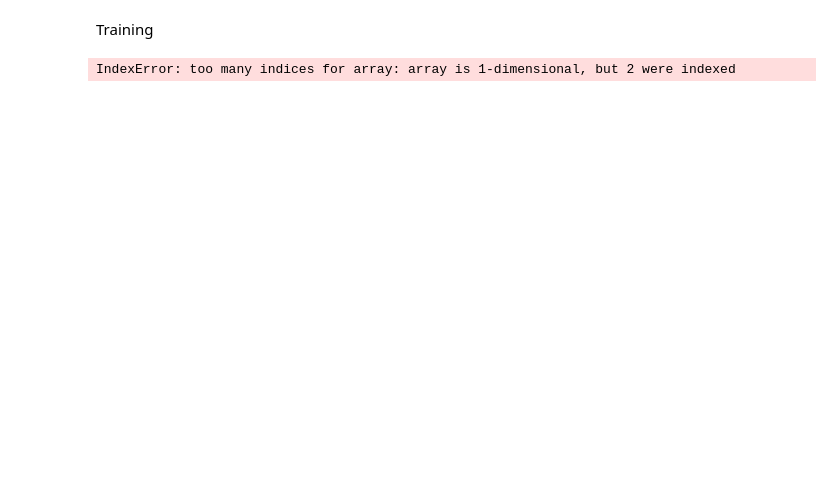
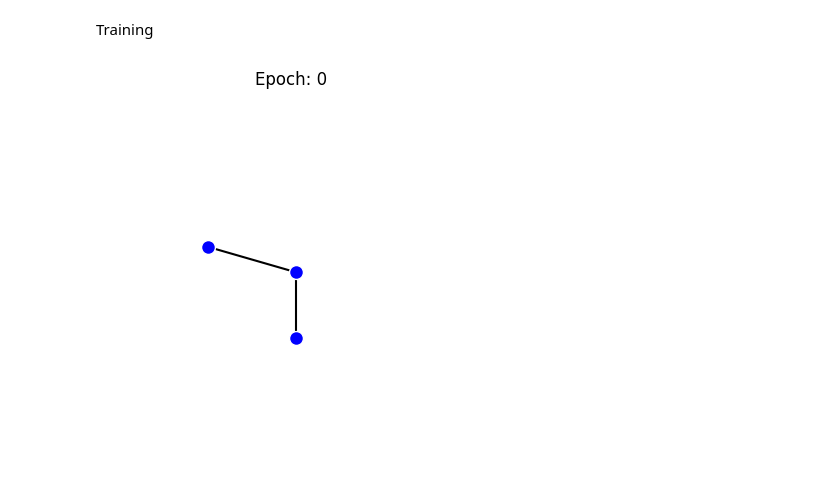
Before and after one commit to mbaranr/gnca_growing, a Jupyter notebook: notebooks/train.ipynb, the cells around one changed output. Drawn from its saved outputs; the diff is of its cells as text; code cells hidden in the pictures; blank space fills up the shorter version.

Commit message:
working training loop

```diff
--- a/notebooks/train.ipynb
+++ b/notebooks/train.ipynb
@@ -21,34 +43,58 @@ target = np.ones(coords.shape[0])
 # %% [markdown]
 Training
 # %%
-# Initialize the GNCA model
-gnca = GNCAModel(input_dim=16, channel_n=16, fire_rate=0.5)
-optimizerG = optim.Adam(gnca.parameters(), lr=2e-2)
-epochs = 4000
-
 def loss_f(yhat, y):
     return F.mse_loss(yhat, y)
 
+alphas = []
+
 # Training loop
-for epoch in range(epochs):
+with tqdm(total=EPOCHS, desc="Training Progress") as pbar:
+    for epoch in range(EPOCHS):
 
-    gnca.train()
+        adj = adj.detach()
+        x = x.detach()
 
-    x = gnca(x, adj)
+        gnca.train()
 
-    loss = torch.mean(loss_f(x, target))
+        x = gnca(x, adj)
 
-    optimizerG.zero_grad()
-    loss.backward()
+        loss = loss_f(x[:, 0], target)
 
-    for param in gnca.parameters():
-        if param.grad is not None:
-            param.grad.data /= (torch.norm(param.grad.data) + 1e-8)
+        optimizerG.zero_grad()
+        loss.backward()
 
-    optimizerG.step()
+        # Gradient clipping
+        for param in gnca.parameters():
+            if param.grad is not None:
+                param.grad.data /= (torch.norm(param.grad.data) + 1e-8)
 
-    # Print progress
-    if epoch % 10 == 0:
-        print(f'Step: {epoch}, Loss: {loss.item():.4f}')
+        optimizerG.step()
+
+        if (epoch % 10 == 0):
+            alphas.append(x[:, 0].to('cpu').detach().numpy())
+
+        # Update progress bar description
+        pbar.set_postfix({'Loss': loss.item()})
+        pbar.update(1)  # Move progress bar forward
-# %% [output]
-IndexError: too many indices for array: array is 1-dimensional, but 2 were indexed
+# %%
+# Create the figure and 3D axis
+fig = plt.figure()
+fig.tight_layout()
+ax = fig.add_subplot(111, projection='3d')
+
+
+# Define the update function for the animation
+def update(i):
+    ax.clear()
+    node_alpha = np.clip(alphas[i], 0, 1)
+    plot_3d_G(G, coords, "cube G", transparent=True, show_edges=True, angle=30, node_alpha=node_alpha, ax=ax)
+    ax.set_title(f"Epoch: {i*10}")
+    return ax,
+
+# Create the animation
+ani = animation.FuncAnimation(fig, update, frames=len(alphas), interval=100, repeat=False)
+
+ani.save('life.gif', dpi=300, writer=animation.PillowWriter(fps=10))
+# %% [output]
+[figure, added]
```
Also changed, not shown: parts of 5 cells of this notebook, 5 other files.
